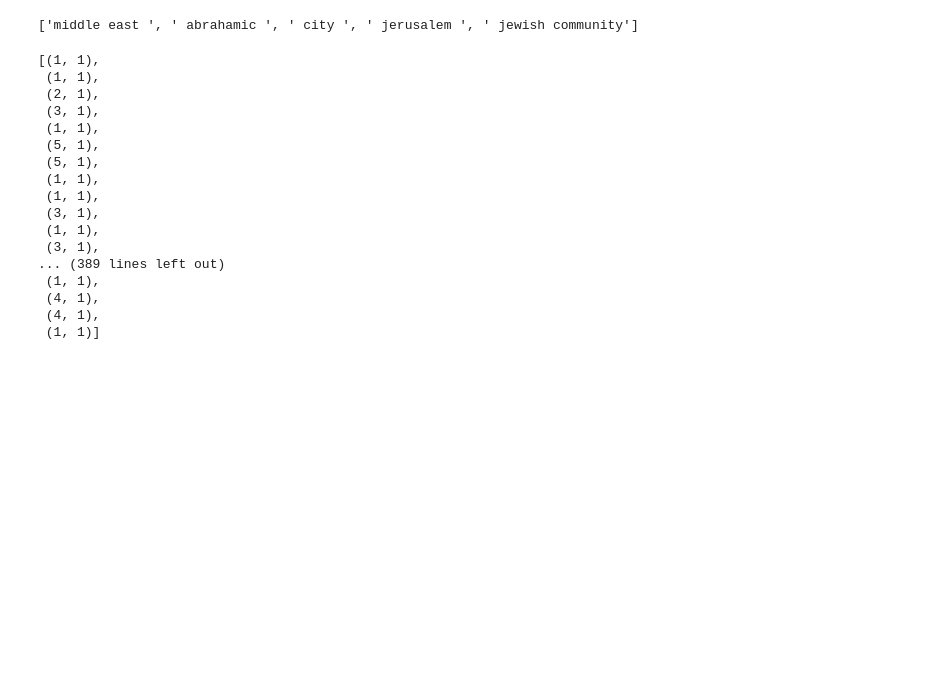
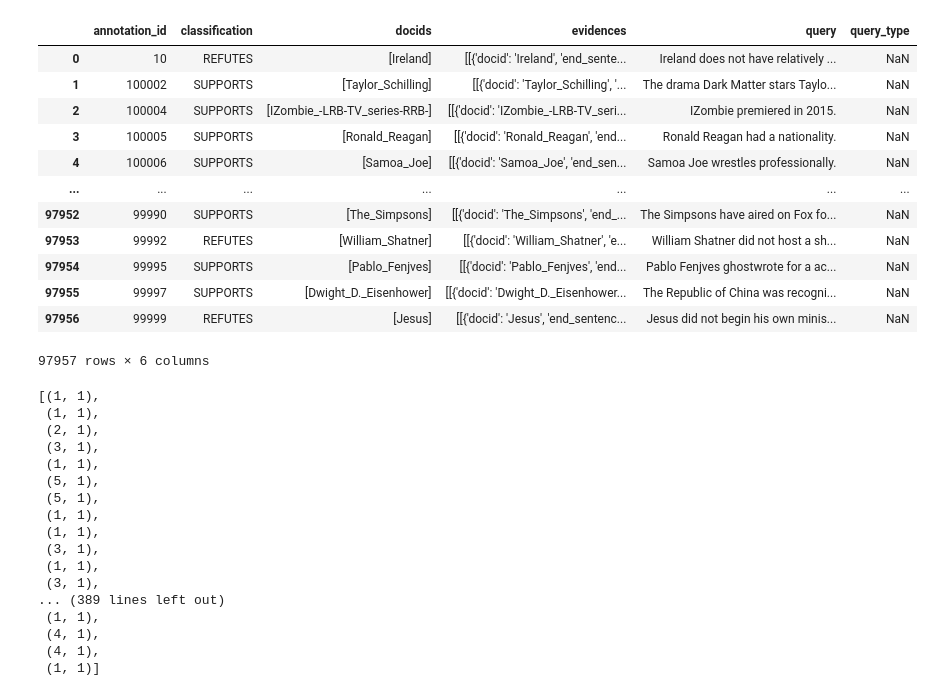
Before and after one commit to shaggyday/evaluating-human-rationales, a Jupyter notebook: data_inspection.ipynb, the cells around one changed output. Drawn from its saved outputs; the diff is of its cells as text; code cells hidden in the pictures; blank space fills up the shorter version.

```diff
--- a/data_inspection.ipynb
+++ b/data_inspection.ipynb
@@ -7,10 +7,22 @@ data_dir = f'data/{dataset}'
 train = pd.read_json(f'{data_dir}/train.jsonl', lines=True)
 test = pd.read_json(f'{data_dir}/test.jsonl', lines=True)
 val = pd.read_json(f'{data_dir}/val.jsonl', lines=True)
-# %%
-train['query'][0].split("[sep]")
-# %% [output]
-['middle east ', ' abrahamic ', ' city ', ' jerusalem ', ' jewish community']
+# %%
+train
+# %% [output]
+|  | annotation_id | classification | docids | evidences | query | query_type |
+| 0 | 10 | REFUTES | [Ireland] | [[{'docid': 'Ireland', 'end_sente... | Ireland does not have relatively ... | NaN |
+| 1 | 100002 | SUPPORTS | [Taylor_Schilling] | [[{'docid': 'Taylor_Schilling', '... | The drama Dark Matter stars Taylo... | NaN |
+| 2 | 100004 | SUPPORTS | [IZombie_-LRB-TV_series-RRB-] | [[{'docid': 'IZombie_-LRB-TV_seri... | IZombie premiered in 2015. | NaN |
+| 3 | 100005 | SUPPORTS | [Ronald_Reagan] | [[{'docid': 'Ronald_Reagan', 'end... | Ronald Reagan had a nationality. | NaN |
+| 4 | 100006 | SUPPORTS | [Samoa_Joe] | [[{'docid': 'Samoa_Joe', 'end_sen... | Samoa Joe wrestles professionally. | NaN |
+| ... | ... | ... | ... | ... | ... | ... |
+| 97952 | 99990 | SUPPORTS | [The_Simpsons] | [[{'docid': 'The_Simpsons', 'end_... | The Simpsons have aired on Fox fo... | NaN |
+| 97953 | 99992 | REFUTES | [William_Shatner] | [[{'docid': 'William_Shatner', 'e... | William Shatner did not host a sh... | NaN |
+| 97954 | 99995 | SUPPORTS | [Pablo_Fenjves] | [[{'docid': 'Pablo_Fenjves', 'end... | Pablo Fenjves ghostwrote for a ac... | NaN |
+| 97955 | 99997 | SUPPORTS | [Dwight_D._Eisenhower] | [[{'docid': 'Dwight_D._Eisenhower... | The Republic of China was recogni... | NaN |
+| 97956 | 99999 | REFUTES | [Jesus] | [[{'docid': 'Jesus', 'end_sentenc... | Jesus did not begin his own minis... | NaN |
+97957 rows × 6 columns
 # %%
 [np.array(x).shape for x in train['evidences']]
 # %% [output]
```
Also changed, not shown: parts of 1 cell of this notebook, 4 other files.
